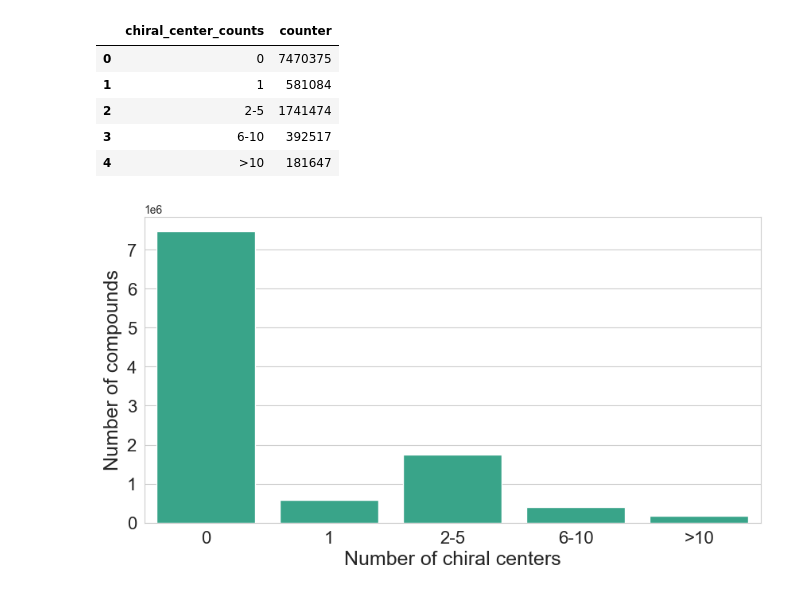
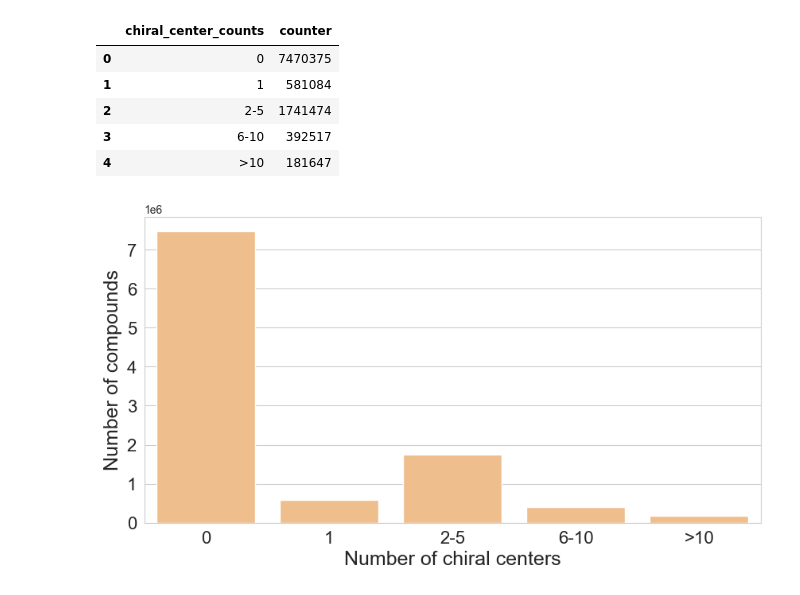
Before and after one commit to Fraunhofer-ITMP/patent-clinical-candidate-characteristics, a Jupyter notebook: notebooks/3_3_chiral_centers.ipynb, the cells around one changed output. Cells and saved outputs as stored; diff of their text form; code cells hidden in the pictures.

Commit message:
update supplementary figure 2

```diff
--- a/notebooks/3_3_chiral_centers.ipynb
+++ b/notebooks/3_3_chiral_centers.ipynb
@@ -55,29 +55,25 @@ final_compound_df.shape
 # %% [markdown]
 # Statistical distribution of chiral compounds
 # %%
-chiral_count_ditc = {
-    '0': 0,
-    '1': 0,
-    '2-5': 0,
-    '6-10': 0,
-    '>10': 0
-}
+chiral_count_ditc = {"0": 0, "1": 0, "2-5": 0, "6-10": 0, ">10": 0}
 
-for smile in tqdm(final_compound_df['SMILES'].unique()):
-    chiral_count = smile.count('@')
+for smile in tqdm(final_compound_df["SMILES"].unique()):
+    chiral_count = smile.count("@")
     if chiral_count < 1:
-        chiral_count_ditc['0'] += 1
+        chiral_count_ditc["0"] += 1
     elif chiral_count == 1:
-        chiral_count_ditc['1'] += 1
+        chiral_count_ditc["1"] += 1
     elif chiral_count < 6:
-        chiral_count_ditc['2-5'] += 1
+        chiral_count_ditc["2-5"] += 1
     elif chiral_count < 11:
-        chiral_count_ditc['6-10'] += 1
+        chiral_count_ditc["6-10"] += 1
     else:
-        chiral_count_ditc['>10'] += 1
+        chiral_count_ditc[">10"] += 1
 # %%
-data = pd.DataFrame(chiral_count_ditc.values(), index=chiral_count_ditc.keys(), columns=['counter']).reset_index()
-data = data.rename(columns={'index': 'chiral_center_counts'})
+data = pd.DataFrame(
+    chiral_count_ditc.values(), index=chiral_count_ditc.keys(), columns=["counter"]
+).reset_index()
+data = data.rename(columns={"index": "chiral_center_counts"})
 data
 # %% [output]
 |  | chiral_center_counts | counter |
@@ -89,18 +85,13 @@ data
 # %%
 sns.set_style("whitegrid")
 
 plt.figure(figsize=(10, 5))
-sns.barplot(
-    data=data,
-    x='chiral_center_counts',
-    y='counter',
-    color='#27b692'
-)
-plt.xlabel('Number of chiral centers', fontsize=18)
-plt.ylabel('Number of compounds', fontsize=18)
+sns.barplot(data=data, x="chiral_center_counts", y="counter", color="#ffbe7d")
+plt.xlabel("Number of chiral centers", fontsize=18)
+plt.ylabel("Number of compounds", fontsize=18)
 plt.xticks(fontsize=16)
 plt.yticks(fontsize=16)
-plt.savefig(f'{FIGURE_DIR}/supplementary_figure_2.png', dpi=400, bbox_inches='tight')
+plt.savefig(f"{FIGURE_DIR}/supplementary_figure_2.png", dpi=400, bbox_inches="tight")
 plt.show()
 # %% [output]
-[figure, old version]
+[figure, new version]
```
Also changed, not shown: parts of 5 cells of this notebook, 1 other file.
